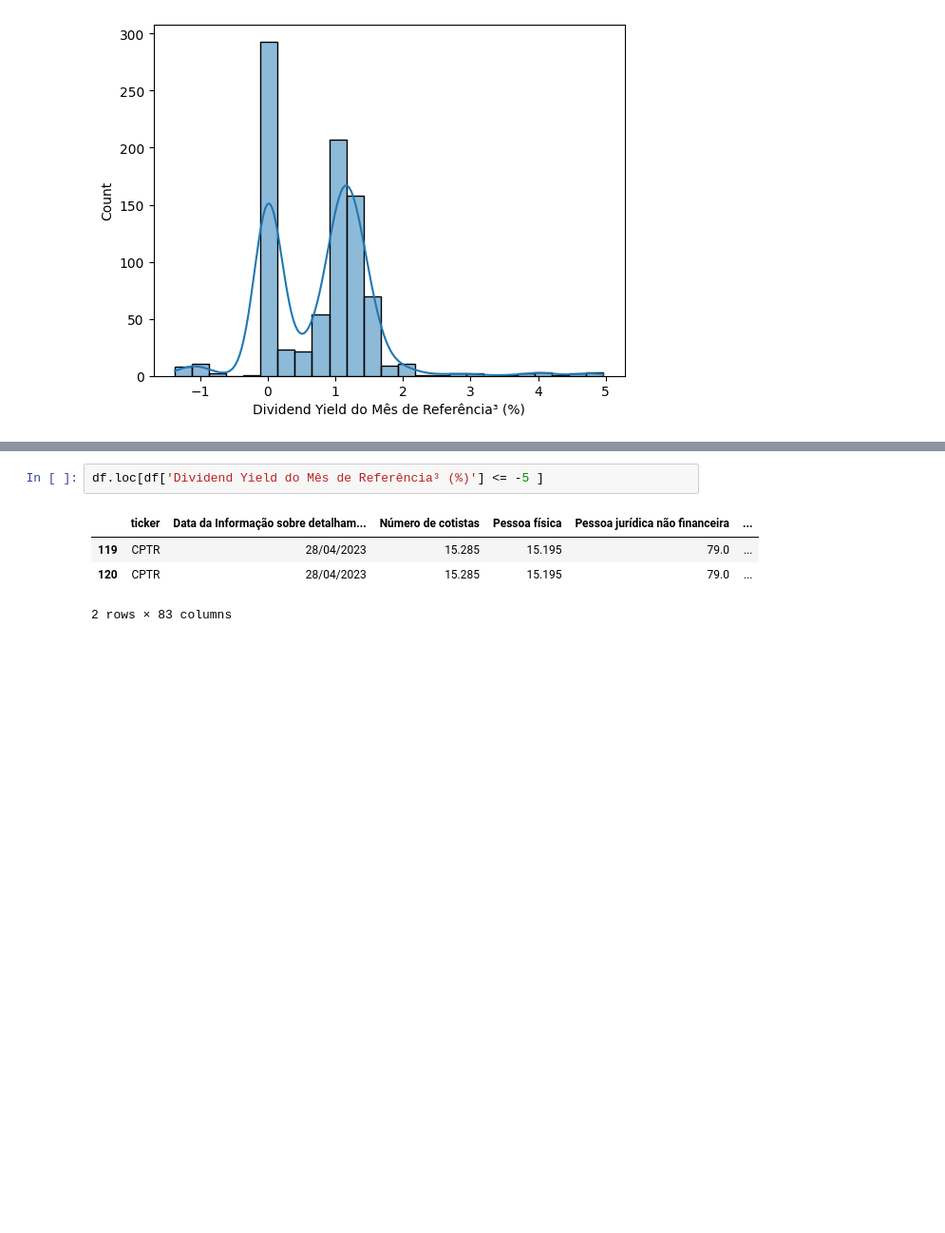
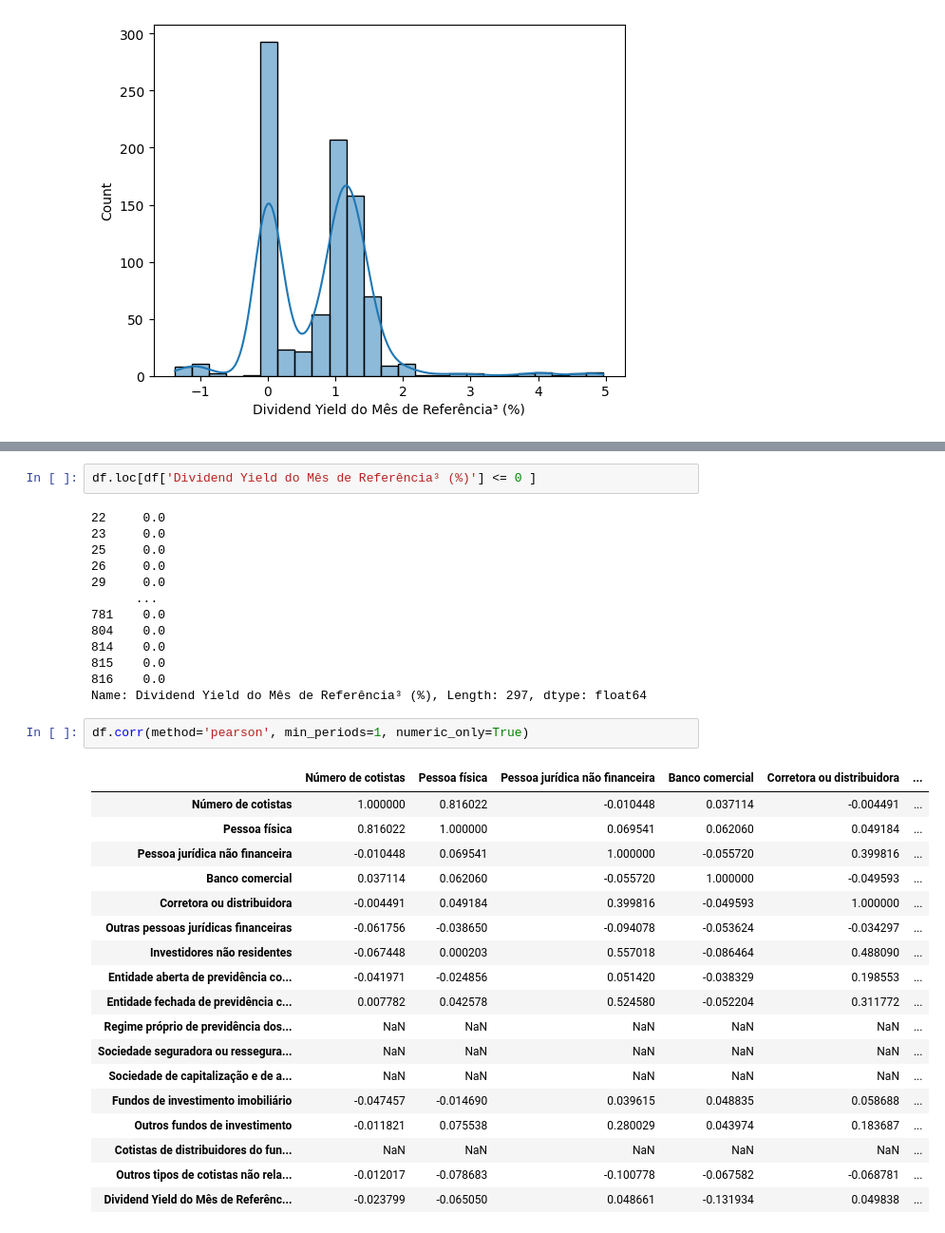
Before and after one commit to ErikMaia/tcc, a Jupyter notebook: src/selection_of_atribute.ipynb, the cells around one changed output, grey strips where cells are left out. Shown: that part at 95% size. Cells and saved outputs as stored; diff of their text form; blank space fills up the shorter version.

```diff
--- a/src/selection_of_atribute.ipynb
+++ b/src/selection_of_atribute.ipynb
@@ -133,7 +138,36 @@ sns.histplot(data=df.loc[(df['Dividend Yield do Mês de Referência³ (%)']>= -5
 # %%
-df.loc[df['Dividend Yield do Mês de Referência³ (%)'] <= -5 ]
+df.loc[df['Dividend Yield do Mês de Referência³ (%)'] <= 0 ]
 # %% [output]
-|  | ticker | Data da Informação sobre detalham... | Número de cotistas | Pessoa física | Pessoa jurídica não financeira | ... |
-| 119 | CPTR | 28/04/2023 | 15.285 | 15.195 | 79.0 | ... |
-| 120 | CPTR | 28/04/2023 | 15.285 | 15.195 | 79.0 | ... |
-2 rows × 83 columns
+22     0.0
+23     0.0
+25     0.0
+26     0.0
+29     0.0
+      ...
+781    0.0
+804    0.0
+814    0.0
+815    0.0
+816    0.0
+Name: Dividend Yield do Mês de Referência³ (%), Length: 297, dtype: float64
+# %%
+df.corr(method='pearson', min_periods=1, numeric_only=True)
+# %% [output]
+|  | Número de cotistas | Pessoa física | Pessoa jurídica não financeira | Banco comercial | Corretora ou distribuidora | ... |
+| Número de cotistas | 1.000000 | 0.816022 | -0.010448 | 0.037114 | -0.004491 | ... |
+| Pessoa física | 0.816022 | 1.000000 | 0.069541 | 0.062060 | 0.049184 | ... |
+| Pessoa jurídica não financeira | -0.010448 | 0.069541 | 1.000000 | -0.055720 | 0.399816 | ... |
+| Banco comercial | 0.037114 | 0.062060 | -0.055720 | 1.000000 | -0.049593 | ... |
+| Corretora ou distribuidora | -0.004491 | 0.049184 | 0.399816 | -0.049593 | 1.000000 | ... |
+| Outras pessoas jurídicas financeiras | -0.061756 | -0.038650 | -0.094078 | -0.053624 | -0.034297 | ... |
+| Investidores não residentes | -0.067448 | 0.000203 | 0.557018 | -0.086464 | 0.488090 | ... |
+| Entidade aberta de previdência co... | -0.041971 | -0.024856 | 0.051420 | -0.038329 | 0.198553 | ... |
+| Entidade fechada de previdência c... | 0.007782 | 0.042578 | 0.524580 | -0.052204 | 0.311772 | ... |
+| Regime próprio de previdência dos... | NaN | NaN | NaN | NaN | NaN | ... |
+| Sociedade seguradora ou ressegura... | NaN | NaN | NaN | NaN | NaN | ... |
+| Sociedade de capitalização e de a... | NaN | NaN | NaN | NaN | NaN | ... |
+| Fundos de investimento imobiliário | -0.047457 | -0.014690 | 0.039615 | 0.048835 | 0.058688 | ... |
+| Outros fundos de investimento | -0.011821 | 0.075538 | 0.280029 | 0.043974 | 0.183687 | ... |
+| Cotistas de distribuidores do fun... | NaN | NaN | NaN | NaN | NaN | ... |
+| Outros tipos de cotistas não rela... | -0.012017 | -0.078683 | -0.100778 | -0.067582 | -0.068781 | ... |
+| Dividend Yield do Mês de Referênc... | -0.023799 | -0.065050 | 0.048661 | -0.131934 | 0.049838 | ... |
```
Also changed, not shown: parts of 12 cells of this notebook, 1 other file.
